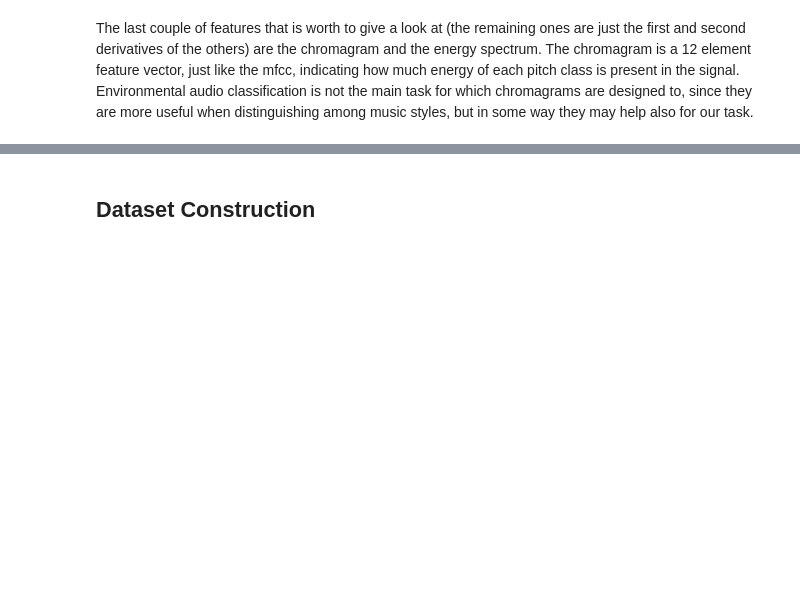
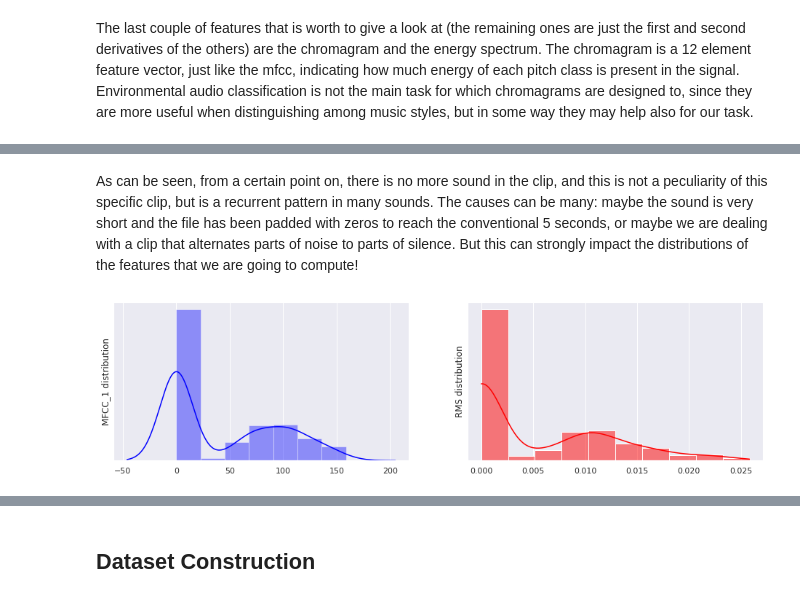
Before and after one commit to MattiaPujatti/Environmental-Sound-Classification, a Jupyter notebook: Environmental Sound Classification.ipynb, the cells around one changed output, grey strips where cells are left out. Drawn from its saved outputs; the diff is of its cells as text; code cells hidden in the pictures; blank space fills up the shorter version.

```diff
--- a/Environmental Sound Classification.ipynb
+++ b/Environmental Sound Classification.ipynb
@@ -600,0 +649,15 @@ ax[4].set_yticks([]);
+# %% [markdown]
+As can be seen, from a certain point on, there is no more sound in the clip, and this is not a peculiarity of this specific clip, but is a recurrent pattern in many sounds. The causes can be many: maybe the sound is very short and the file has been padded with zeros to reach the conventional 5 seconds, or maybe we are dealing with a clip that alternates parts of noise to parts of silence. But this can strongly impact the distributions of the features that we are going to compute!
+# %%
+silent_clip.Compute_Features('all')
+
+fig, ax = plt.subplots(1, 2, figsize=(16,4))
+sns.distplot(silent_clip.features['mfcc'][0], color='blue', ax=ax[0])
+ax[0].set_ylabel('MFCC_1 distribution')
+ax[0].set_yticks([])
+
+sns.histplot(silent_clip.features['energy'][0], kde=True, stat='density', color='red', ax=ax[1])
+ax[1].set_ylabel('RMS distribution')
+ax[1].set_yticks([]);
+# %% [output]
+[figure, added]
```
Also changed, not shown: parts of 50 cells of this notebook, 2 other files.
